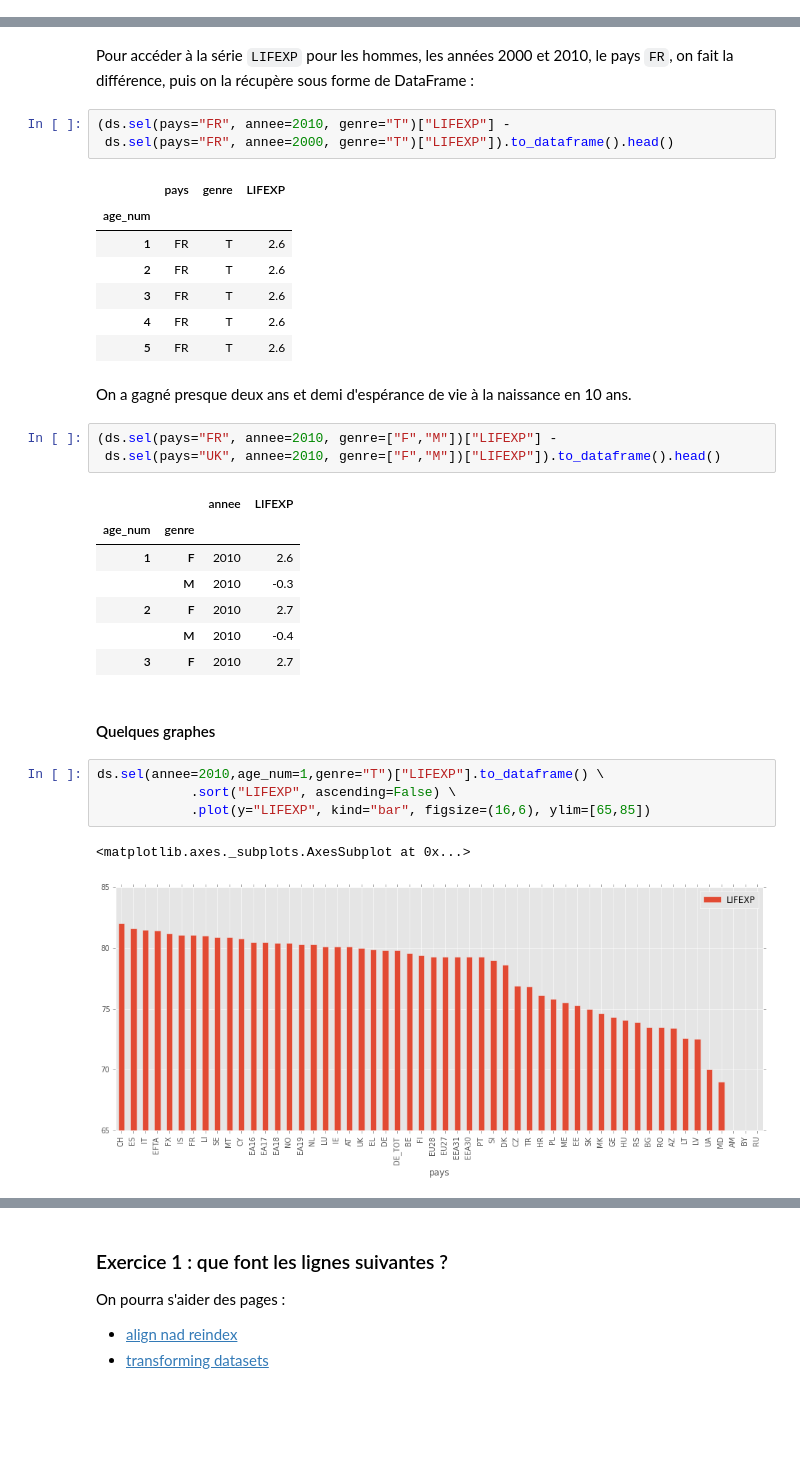
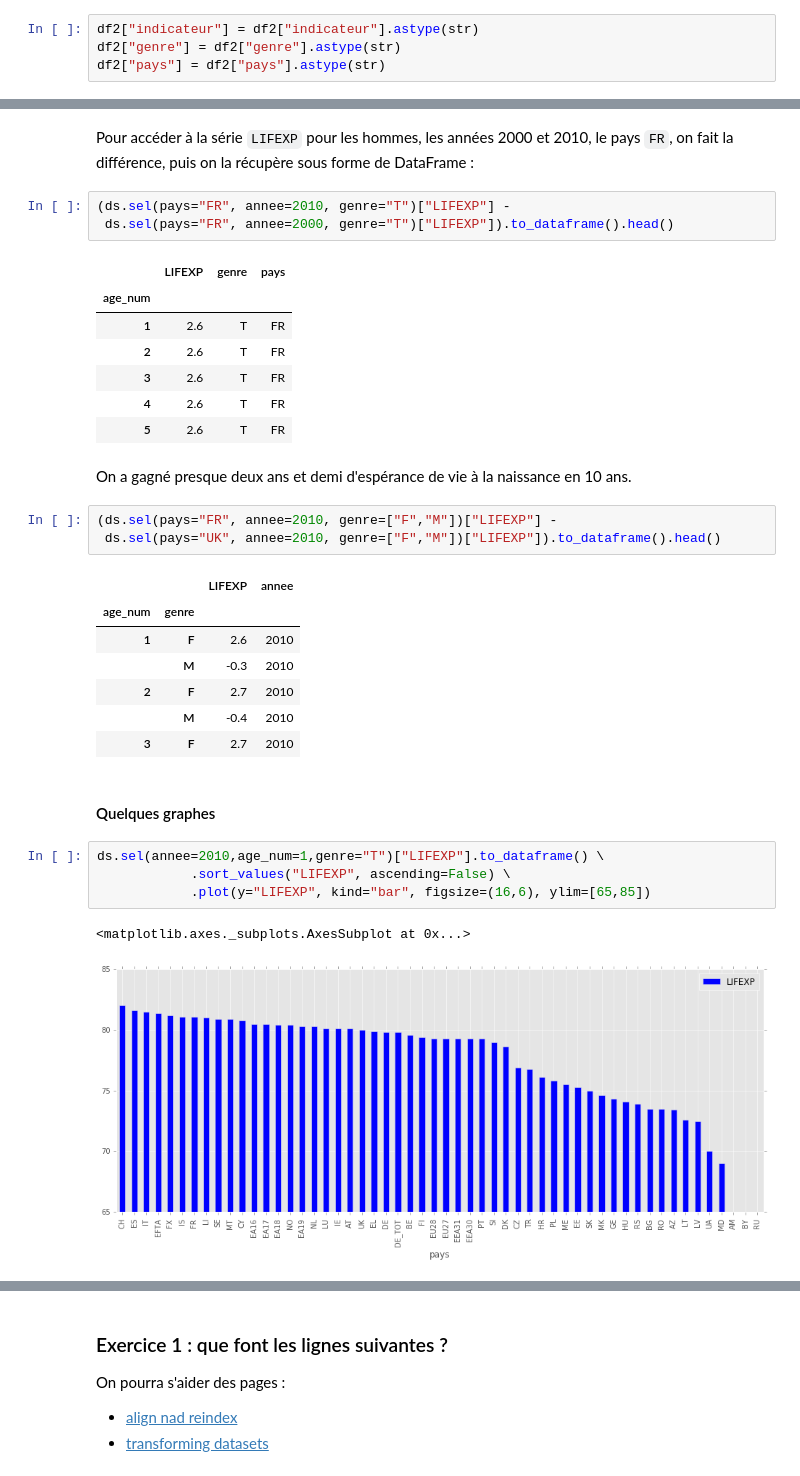
Before and after one commit to sdpython/actuariat_python, a Jupyter notebook: _doc/notebooks/population/seance5_cube_multidimensionnel_enonce.ipynb, the cells around one changed output, grey strips where cells are left out. Drawn from its saved outputs; the diff is of its cells as text; blank space fills up the shorter version.

```diff
--- a/_doc/notebooks/population/seance5_cube_multidimensionnel_enonce.ipynb
+++ b/_doc/notebooks/population/seance5_cube_multidimensionnel_enonce.ipynb
@@ -93,3 +93,7 @@ df2.head()
 | 2 | 2007 | 1 | DEATHRATE | AM | F | 0.00052 |
 | 3 | 2006 | 1 | DEATHRATE | AM | F | 0.00123 |
 | 4 | 2013 | 1 | DEATHRATE | AT | F | 0.00016 |
+# %%
+df2["indicateur"] = df2["indicateur"].astype(str)
+df2["genre"] = df2["genre"].astype(str)
+df2["pays"] = df2["pays"].astype(str)
@@ -198,35 +224,35 @@ Pour accéder à la série ``LIFEXP`` pour les hommes, les années 2000 et 2010,
 (ds.sel(pays="FR", annee=2010, genre="T")["LIFEXP"] -
  ds.sel(pays="FR", annee=2000, genre="T")["LIFEXP"]).to_dataframe().head()
 # %% [output]
-|  | pays | genre | LIFEXP |
+|  | LIFEXP | genre | pays |
 | age_num |  |  |  |
-| 1 | FR | T | 2.6 |
-| 2 | FR | T | 2.6 |
-| 3 | FR | T | 2.6 |
-| 4 | FR | T | 2.6 |
-| 5 | FR | T | 2.6 |
+| 1 | 2.6 | T | FR |
+| 2 | 2.6 | T | FR |
+| 3 | 2.6 | T | FR |
+| 4 | 2.6 | T | FR |
+| 5 | 2.6 | T | FR |
 # %% [markdown]
 On a gagné presque deux ans et demi d'espérance de vie à la naissance en 10 ans.
 # %%
 (ds.sel(pays="FR", annee=2010, genre=["F","M"])["LIFEXP"] -
  ds.sel(pays="UK", annee=2010, genre=["F","M"])["LIFEXP"]).to_dataframe().head()
 # %% [output]
-|  |  | annee | LIFEXP |
+|  |  | LIFEXP | annee |
 | age_num | genre |  |  |
-| 1 | F | 2010 | 2.6 |
-|  | M | 2010 | -0.3 |
-| 2 | F | 2010 | 2.7 |
-|  | M | 2010 | -0.4 |
-| 3 | F | 2010 | 2.7 |
+| 1 | F | 2.6 | 2010 |
+|  | M | -0.3 | 2010 |
+| 2 | F | 2.7 | 2010 |
+|  | M | -0.4 | 2010 |
+| 3 | F | 2.7 | 2010 |
 # %% [markdown]
 #### Quelques graphes
 # %%
 ds.sel(annee=2010,age_num=1,genre="T")["LIFEXP"].to_dataframe() \
-            .sort("LIFEXP", ascending=False) \
+            .sort_values("LIFEXP", ascending=False) \
             .plot(y="LIFEXP", kind="bar", figsize=(16,6), ylim=[65,85])
 # %% [output]
 <matplotlib.axes._subplots.AxesSubplot at 0x...>
-[figure, old version]
+[figure, new version]
 # %%
 ds.sel(annee=2010,genre="T",pays="FR")["LIFEXP"].plot()
 # %% [output]
```
Also changed, not shown: parts of 11 cells of this notebook, 2 other files.
